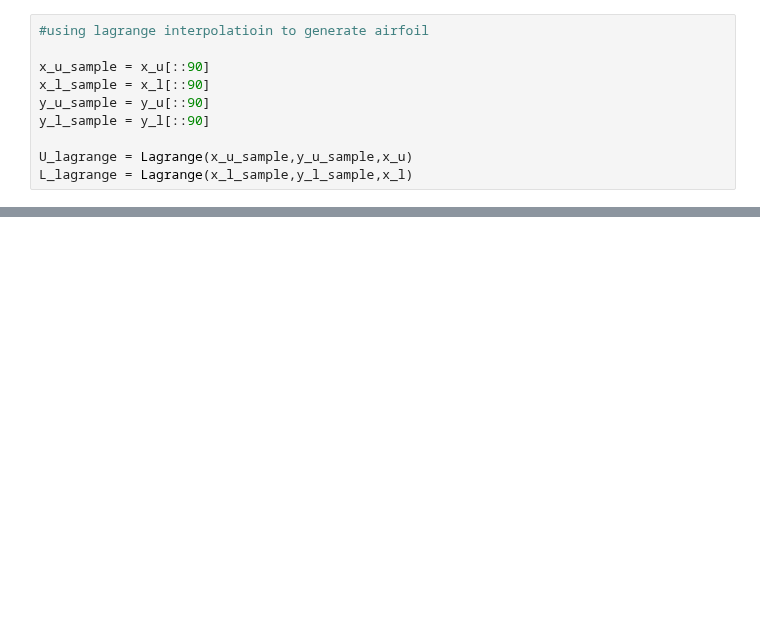
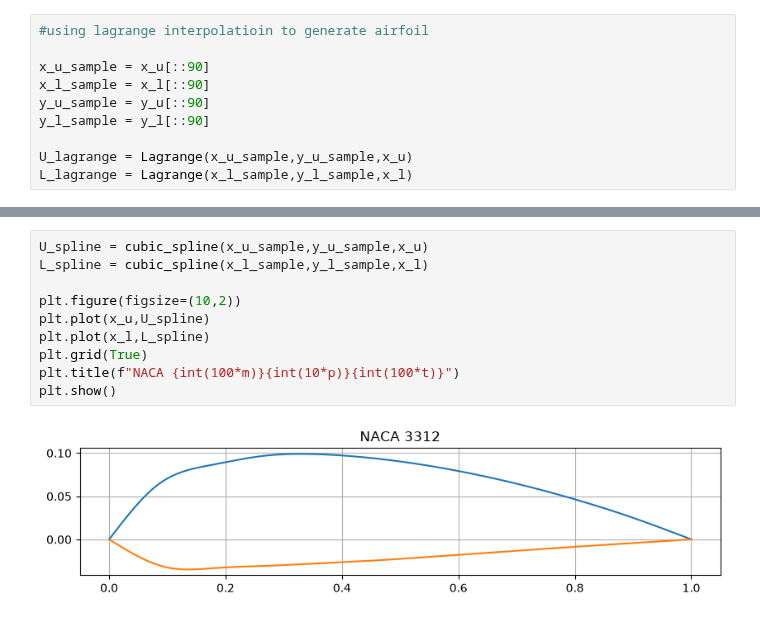
Before and after one commit to Saivighnesh15/AE801_2026, a Jupyter notebook: Sai_vighnesh_SC26M018_interpolation.ipynb, the cells around one changed output, grey strips where cells are left out. Cells and saved outputs as stored; diff of their text form; blank space fills up the shorter version.

```diff
--- a/Sai_vighnesh_SC26M018_interpolation.ipynb
+++ b/Sai_vighnesh_SC26M018_interpolation.ipynb
@@ -81,0 +142,12 @@ print ("rms error at lower surface =",rms_l)
+# %%
+U_spline = cubic_spline(x_u_sample,y_u_sample,x_u)
+L_spline = cubic_spline(x_l_sample,y_l_sample,x_l)
+
+plt.figure(figsize=(10,2))
+plt.plot(x_u,U_spline)
+plt.plot(x_l,L_spline)
+plt.grid(True)
+plt.title(f"NACA {int(100*m)}{int(10*p)}{int(100*t)}")
+plt.show()
+# %% [output]
+[figure, added]
```
Also changed, not shown: parts of 10 cells of this notebook.
